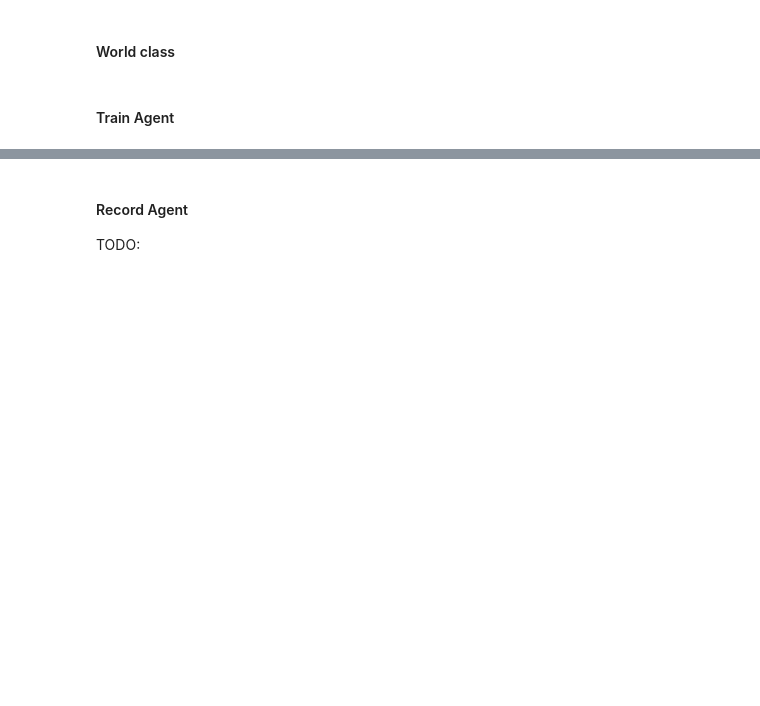
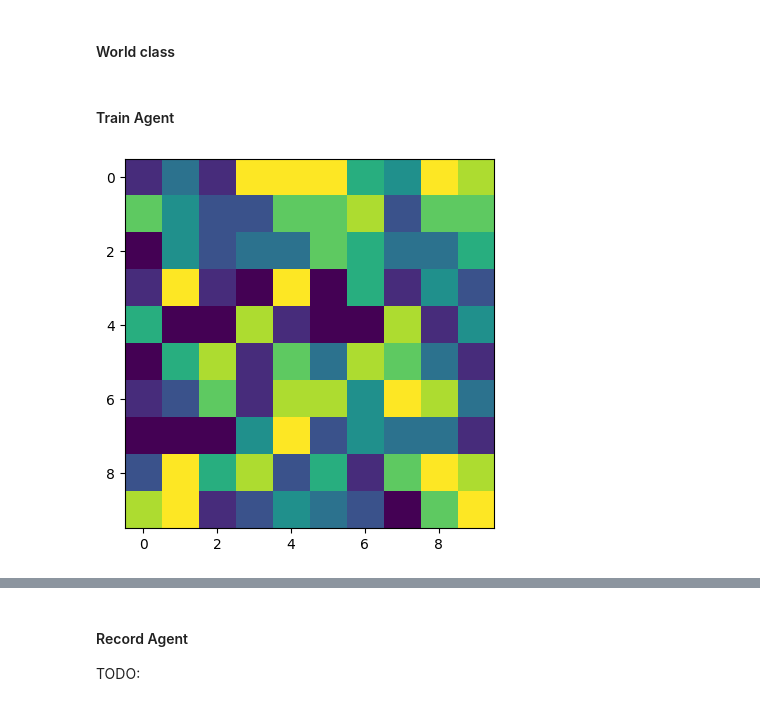
Before and after one commit to TheJoboReal/Bachelor, a Jupyter notebook: src/gym.ipynb, the cells around one changed output, grey strips where cells are left out. Drawn from its saved outputs; the diff is of its cells as text; code cells hidden in the pictures; blank space fills up the shorter version.

```diff
--- a/src/gym.ipynb
+++ b/src/gym.ipynb
@@ -19,6 +37,7 @@ class GridWorldEnv(gym.Env):
         self.size = size
         self.trajectory = []
         self.world = np.zeros((size, size))
+        self.visited_states = [[0 for _ in range(size)] for _ in range(size)]
 
         # Define the agent and target location; randomly chosen in `reset` and updated in `step`
         self._agent_location = np.array([-1, -1], dtype=np.int32)
@@ -82,6 +101,8 @@ class GridWorldEnv(gym.Env):
         return self.world[self._agent_location[0], self._agent_location[1]]
 
 
+    def reset_visited_states(self):
+        self.visited_states = [[0 for _ in range(self.size)] for _ in range(self.size)]
 
     def step(self, action):
         # Map the action (element of {0,1,2,3,4,5,6,7}) to the direction we walk in
@@ -92,7 +113,7 @@ class GridWorldEnv(gym.Env):
         )
 
         # An environment is completed if and only if the agent has searched all states
-        terminated = len(self.trajectory) == self.size**2
+        terminated = len(self.visited_states) == self.size**2
         truncated = False
         reward = self.getReward()
         observation = self._get_obs()
@@ -241,28 +262,32 @@ class SAR_agent:
 # %%
 # hyperparameters
 learning_rate = 0.01
 n_episodes = 100_0
 start_epsilon = 1.0
 epsilon_decay = start_epsilon / (n_episodes / 2)  # reduce the exploration over time
 final_epsilon = 0.1
+size = 10
+visited_states = [[0 for _ in range(size)] for _ in range(size)]
 
-env = GridWorldEnv(size=10)
+env = GridWorldEnv(size=size)
 for i in range(env.size):
     for j in range(env.size):
         env.setReward(i, j, np.random.randint(1, 10))
 # Display world
 plt.imshow(env.world, cmap='viridis')
 
-env = gym.wrappers.TimeLimit(env, max_episode_steps=100)
+env = gym.wrappers.TimeLimit(env, max_episode_steps=1000)
 
 agent = SAR_agent(
     env=env,
     learning_rate=learning_rate,
     initial_epsilon=start_epsilon,
     epsilon_decay=epsilon_decay,
     final_epsilon=final_epsilon,
 
 )
+# %% [output]
+[figure, added]
 # %%
 
 for episode in tqdm(range(n_episodes)):
```
Also changed, not shown: parts of 3 cells of this notebook, 1 other file.
